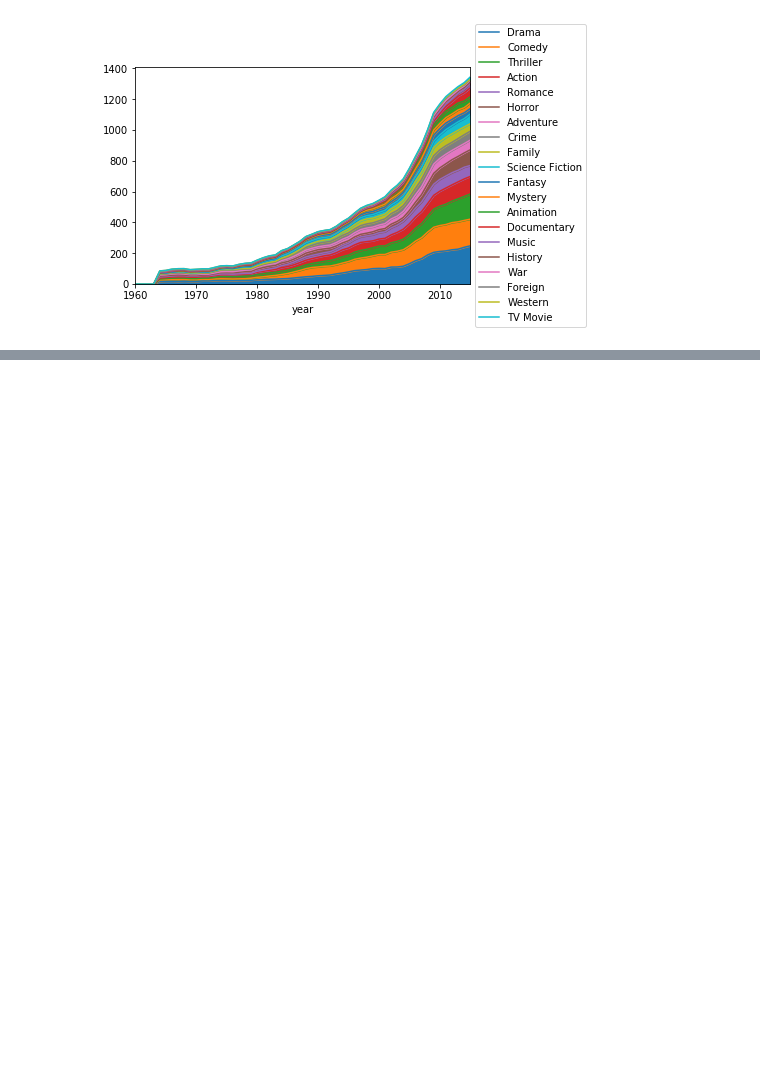
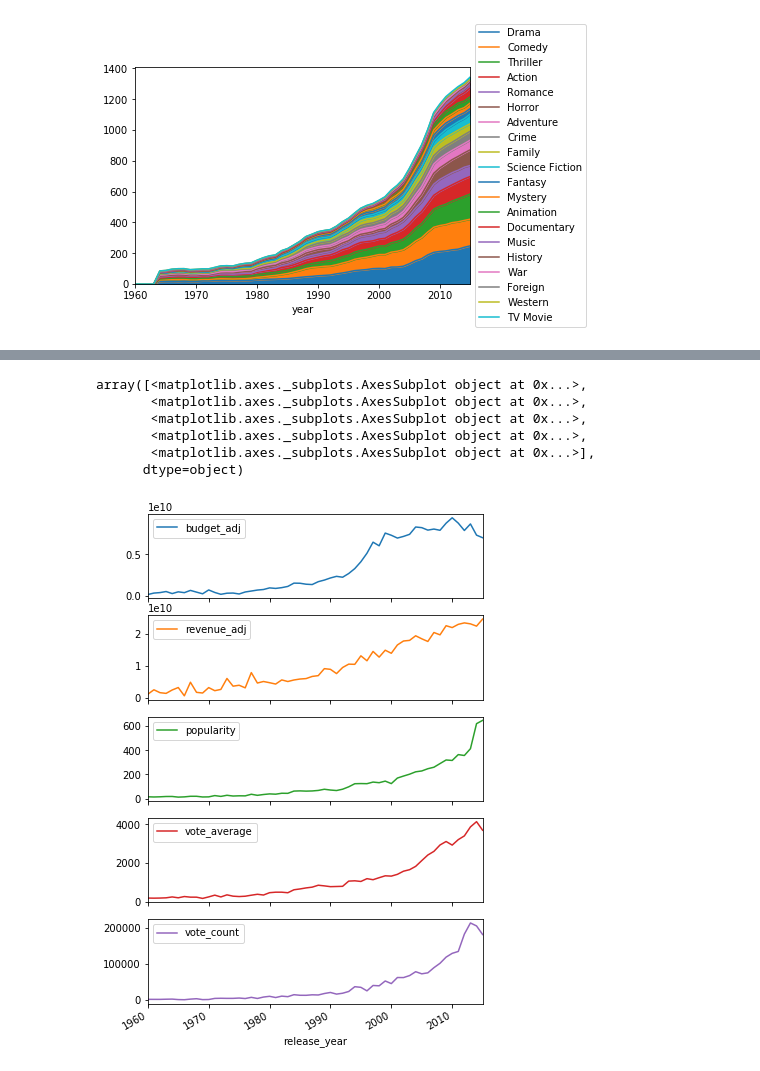
Before and after one commit to Wired361/Udacity_Project-2, a Jupyter notebook: Project-2.ipynb, the cells around one changed output, grey strips where cells are left out. Drawn from its saved outputs; the diff is of its cells as text; code cells hidden in the pictures; blank space fills up the shorter version.

```diff
--- a/Project-2.ipynb
+++ b/Project-2.ipynb
@@ -166,0 +174,11 @@ Some notes about insight:
+# %%
+budget_pop = df.groupby('release_year')[['budget_adj','revenue_adj','popularity','vote_average','vote_count']].sum()
+budget_pop.plot(subplots=True,figsize=(6,10),sharex=True)
+# %% [output]
+array([<matplotlib.axes._subplots.AxesSubplot object at 0x...>,
+       <matplotlib.axes._subplots.AxesSubplot object at 0x...>,
+       <matplotlib.axes._subplots.AxesSubplot object at 0x...>,
+       <matplotlib.axes._subplots.AxesSubplot object at 0x...>,
+       <matplotlib.axes._subplots.AxesSubplot object at 0x...>],
+      dtype=object)
+[figure, added]
```
Also changed, not shown: parts of 17 cells of this notebook.
